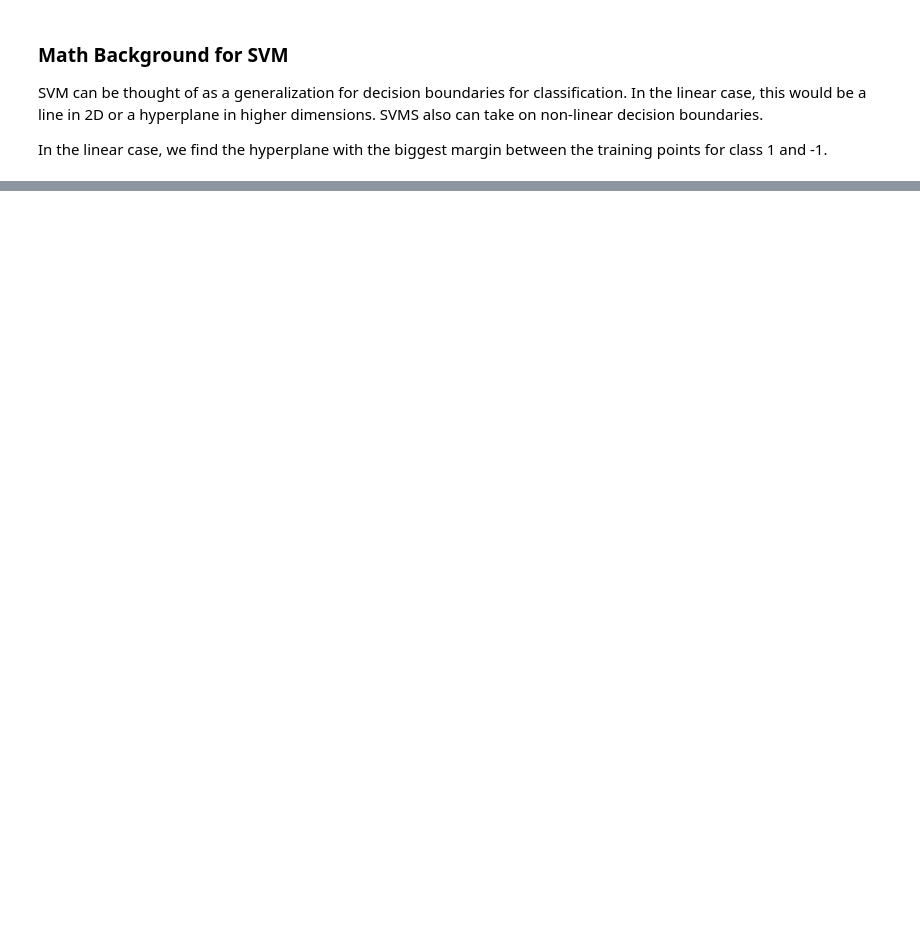
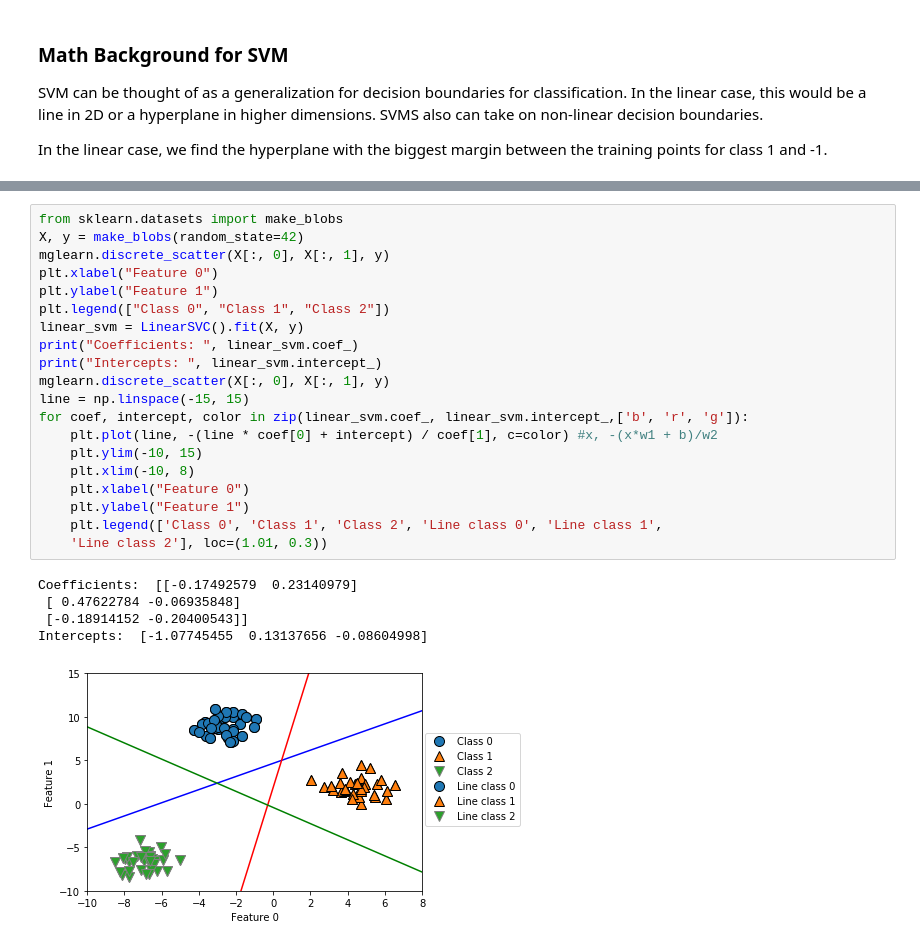
Before and after one commit to kevinramlal/Intro-ML-Python, a Jupyter notebook: Linear Classification _ Chapter 2 - Supervised Learning.ipynb, the cells around one changed output, grey strips where cells are left out. Cells and saved outputs as stored; diff of their text form; blank space fills up the shorter version.

```diff
--- a/Linear Classification _ Chapter 2 - Supervised Learning.ipynb
+++ b/Linear Classification _ Chapter 2 - Supervised Learning.ipynb
@@ -100,0 +114,26 @@ In the linear case, we find the hyperplane with the biggest margin between the t
+# %%
+from sklearn.datasets import make_blobs
+X, y = make_blobs(random_state=42)
+mglearn.discrete_scatter(X[:, 0], X[:, 1], y)
+plt.xlabel("Feature 0")
+plt.ylabel("Feature 1")
+plt.legend(["Class 0", "Class 1", "Class 2"])
+linear_svm = LinearSVC().fit(X, y)
+print("Coefficients: ", linear_svm.coef_)
+print("Intercepts: ", linear_svm.intercept_)
+mglearn.discrete_scatter(X[:, 0], X[:, 1], y)
+line = np.linspace(-15, 15)
+for coef, intercept, color in zip(linear_svm.coef_, linear_svm.intercept_,['b', 'r', 'g']):
+    plt.plot(line, -(line * coef[0] + intercept) / coef[1], c=color) #x, -(x*w1 + b)/w2
+    plt.ylim(-10, 15)
+    plt.xlim(-10, 8)
+    plt.xlabel("Feature 0")
+    plt.ylabel("Feature 1")
+    plt.legend(['Class 0', 'Class 1', 'Class 2', 'Line class 0', 'Line class 1',
+    'Line class 2'], loc=(1.01, 0.3))
+# %% [output]
+Coefficients:  [[-0.17492579  0.23140979]
+ [ 0.47622784 -0.06935848]
+ [-0.18914152 -0.20400543]]
+Intercepts:  [-1.07745455  0.13137656 -0.08604998]
+[figure, added]
```
Also changed, not shown: parts of 6 cells of this notebook, 4 other files.
